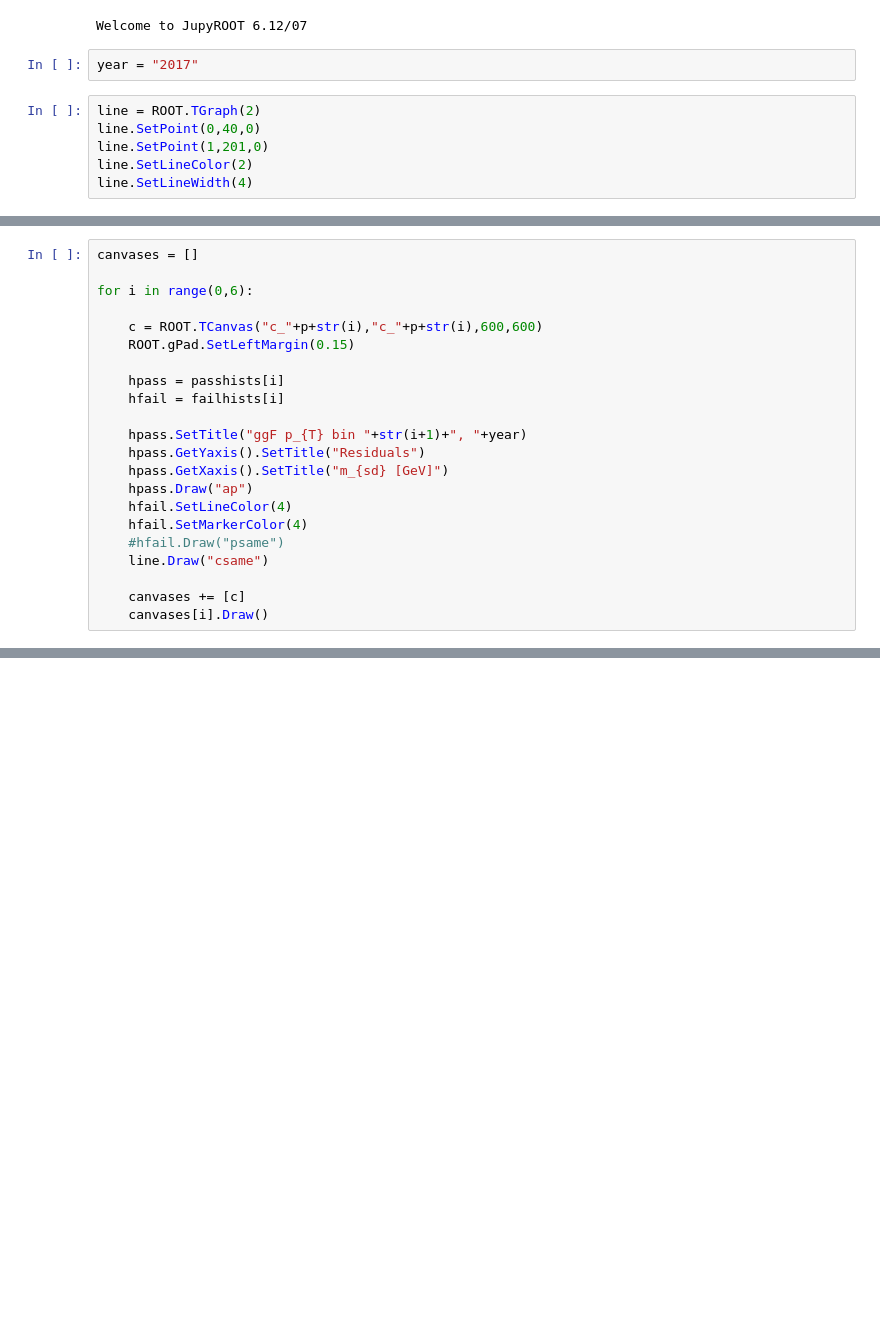
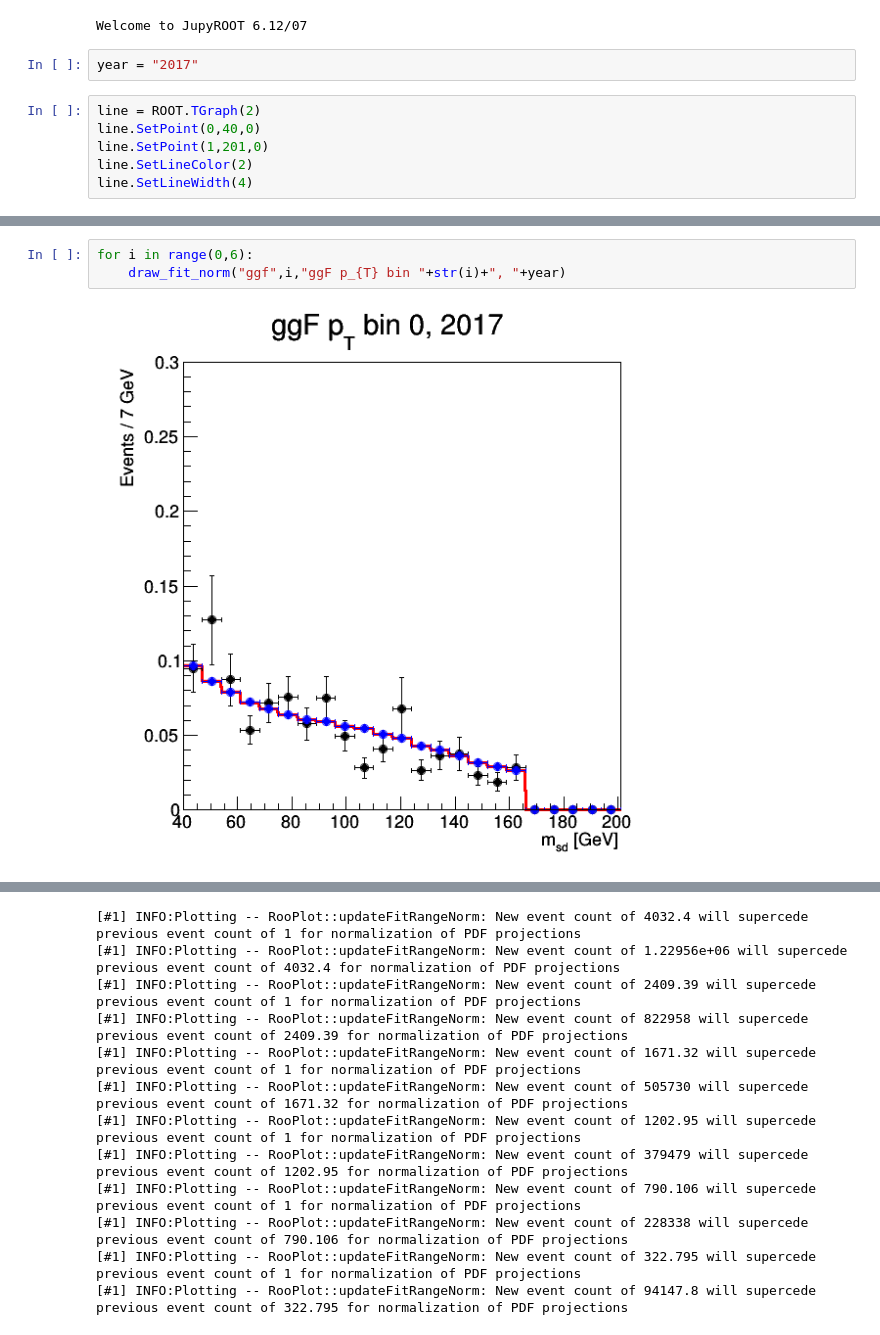
Before and after one commit to jennetd/vbf-hbb-fits, a Jupyter notebook: hbb-unblind-ewkz/2017/draw-PF-ratio.ipynb, the cells around one changed output, grey strips where cells are left out. Cells and saved outputs as stored; diff of their text form; blank space fills up the shorter version.

```diff
--- a/hbb-unblind-ewkz/2017/draw-PF-ratio.ipynb
+++ b/hbb-unblind-ewkz/2017/draw-PF-ratio.ipynb
@@ -186,22 +89,0 @@ for i in range(0,6):
-# %%
-canvases = []
-
-for i in range(0,6):
-
-    c = ROOT.TCanvas("c_"+p+str(i),"c_"+p+str(i),600,600)
-    ROOT.gPad.SetLeftMargin(0.15)
-
-    hpass = passhists[i]
-    hfail = failhists[i]
-
-    hpass.SetTitle("ggF p_{T} bin "+str(i+1)+", "+year)
-    hpass.GetYaxis().SetTitle("Residuals")
-    hpass.GetXaxis().SetTitle("m_{sd} [GeV]")
-    hpass.Draw("ap")
-    hfail.SetLineColor(4)
-    hfail.SetMarkerColor(4)
-    #hfail.Draw("psame")
-    line.Draw("csame")
-
-    canvases += [c]
-    canvases[i].Draw()
@@ -214,0 +106,5 @@ for i in range(0,6):
+# %%
+for i in range(0,6):
+    draw_fit_norm("ggf",i,"ggF p_{T} bin "+str(i)+", "+year)
+# %% [output]
+[figure, added]
@@ -214,0 +116,12 @@ for i in range(0,6):
+[#1] INFO:Plotting -- RooPlot::updateFitRangeNorm: New event count of 4032.4 will supercede previous event count of 1 for normalization of PDF projections
+[#1] INFO:Plotting -- RooPlot::updateFitRangeNorm: New event count of 1.22956e+06 will supercede previous event count of 4032.4 for normalization of PDF projections
+[#1] INFO:Plotting -- RooPlot::updateFitRangeNorm: New event count of 2409.39 will supercede previous event count of 1 for normalization of PDF projections
+[#1] INFO:Plotting -- RooPlot::updateFitRangeNorm: New event count of 822958 will supercede previous event count of 2409.39 for normalization of PDF projections
+[#1] INFO:Plotting -- RooPlot::updateFitRangeNorm: New event count of 1671.32 will supercede previous event count of 1 for normalization of PDF projections
+[#1] INFO:Plotting -- RooPlot::updateFitRangeNorm: New event count of 505730 will supercede previous event count of 1671.32 for normalization of PDF projections
+[#1] INFO:Plotting -- RooPlot::updateFitRangeNorm: New event count of 1202.95 will supercede previous event count of 1 for normalization of PDF projections
+[#1] INFO:Plotting -- RooPlot::updateFitRangeNorm: New event count of 379479 will supercede previous event count of 1202.95 for normalization of PDF projections
+[#1] INFO:Plotting -- RooPlot::updateFitRangeNorm: New event count of 790.106 will supercede previous event count of 1 for normalization of PDF projections
+[#1] INFO:Plotting -- RooPlot::updateFitRangeNorm: New event count of 228338 will supercede previous event count of 790.106 for normalization of PDF projections
+[#1] INFO:Plotting -- RooPlot::updateFitRangeNorm: New event count of 322.795 will supercede previous event count of 1 for normalization of PDF projections
+[#1] INFO:Plotting -- RooPlot::updateFitRangeNorm: New event count of 94147.8 will supercede previous event count of 322.795 for normalization of PDF projections
```
Also changed, not shown: parts of 11 cells of this notebook, 21 other files.
